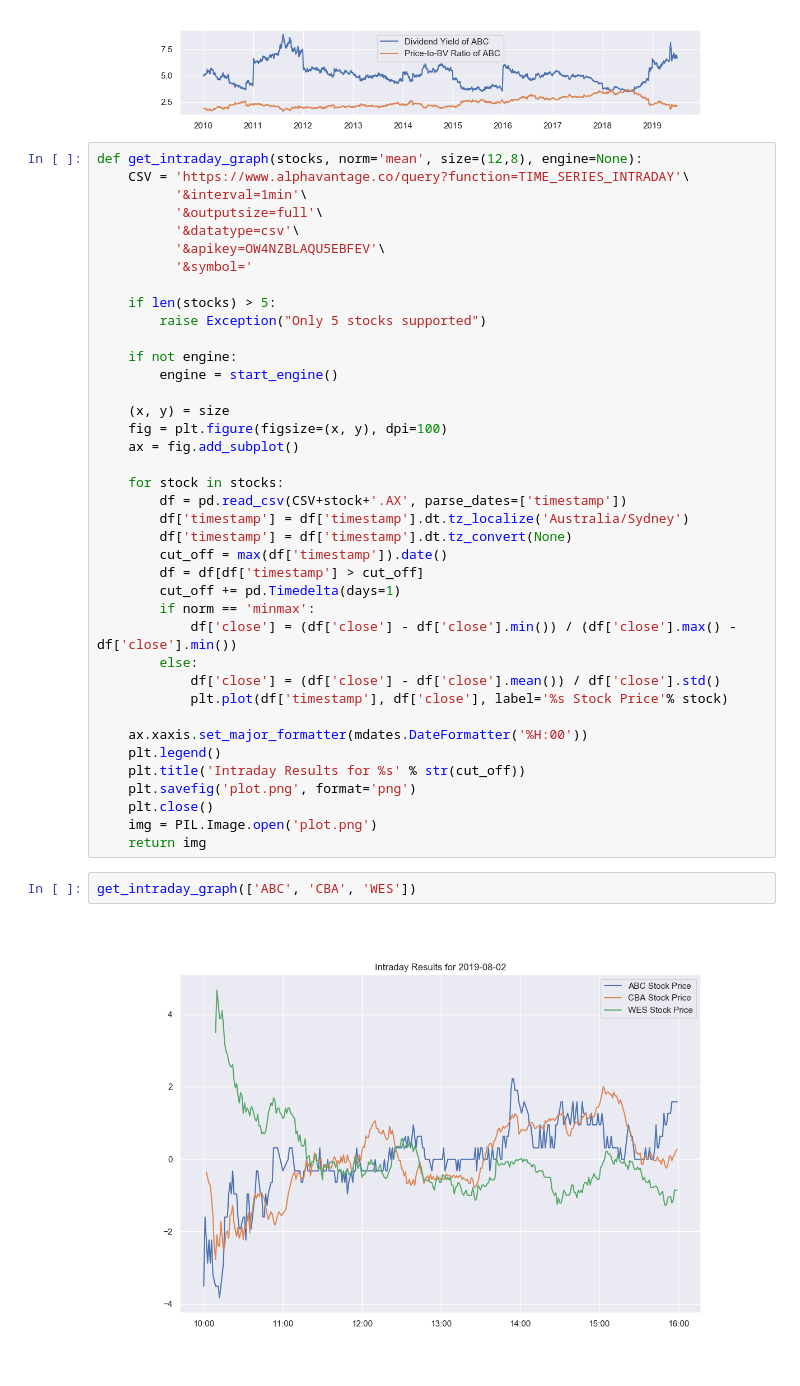
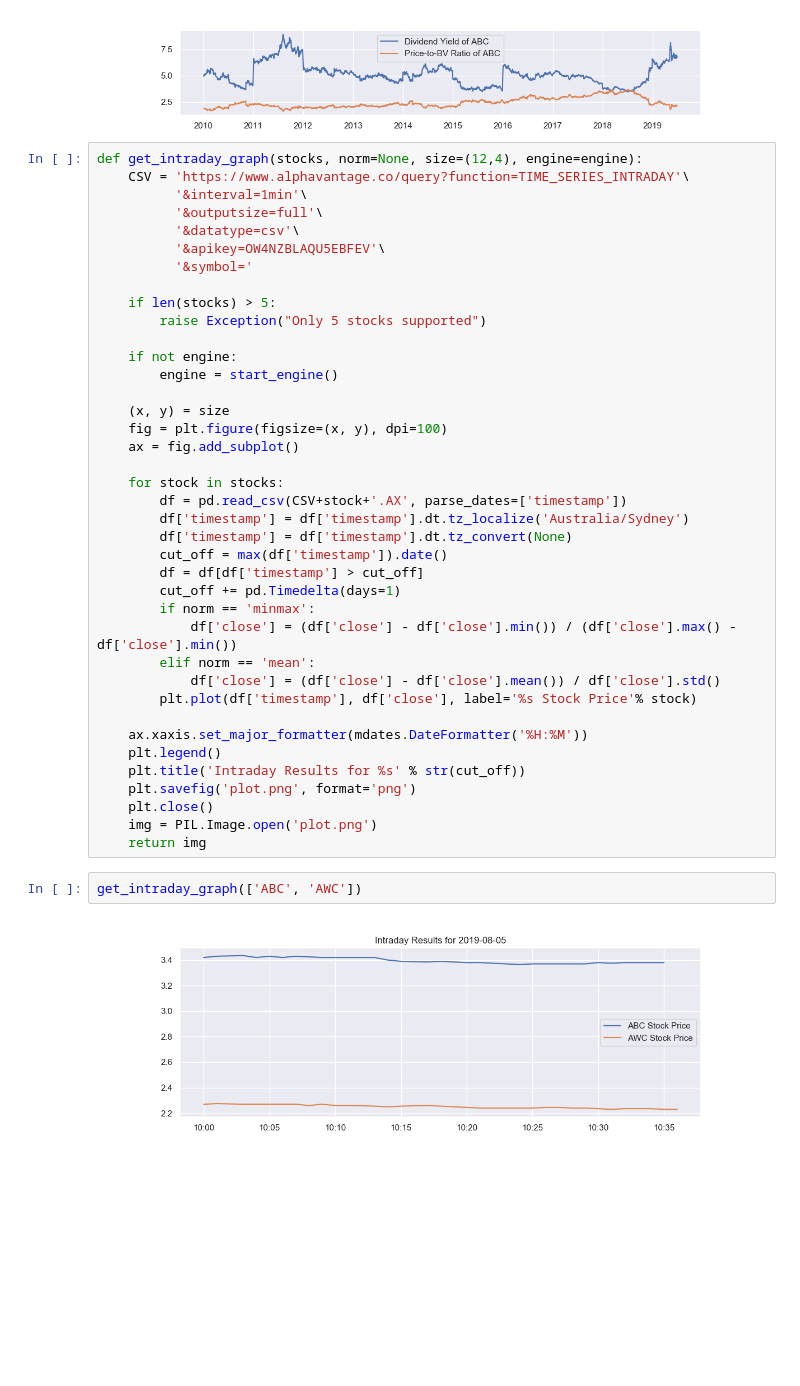
Before and after one commit to natashajenny/StockIt, a Jupyter notebook: scripts/grapher.ipynb, the cells around one changed output. Saved outputs shown, nothing was run; the diff lists cells and outputs as text; blank space fills up the shorter version.

Commit message:
Intraday

```diff
--- a/scripts/grapher.ipynb
+++ b/scripts/grapher.ipynb
@@ -314,7 +314,7 @@ get_plot([stock], dp_ratio=1, pb_ratio=1, size=(12, 2), start='2009-07-01', fini
 # %% [output]
 [figure]
 # %%
-def get_intraday_graph(stocks, norm='mean', size=(12,8), engine=None):
+def get_intraday_graph(stocks, norm=None, size=(12,4), engine=engine):
     CSV = 'https://www.alphavantage.co/query?function=TIME_SERIES_INTRADAY'\
           '&interval=1min'\
           '&outputsize=full'\
@@ -341,11 +341,11 @@ def get_intraday_graph(stocks, norm='mean', size=(12,8), engine=None):
         cut_off += pd.Timedelta(days=1)
         if norm == 'minmax':
             df['close'] = (df['close'] - df['close'].min()) / (df['close'].max() - df['close'].min())
-        else:
+        elif norm == 'mean':
             df['close'] = (df['close'] - df['close'].mean()) / df['close'].std()
-            plt.plot(df['timestamp'], df['close'], label='%s Stock Price'% stock)
+        plt.plot(df['timestamp'], df['close'], label='%s Stock Price'% stock)
 
-    ax.xaxis.set_major_formatter(mdates.DateFormatter('%H:00'))
+    ax.xaxis.set_major_formatter(mdates.DateFormatter('%H:%M'))
     plt.legend()
     plt.title('Intraday Results for %s' % str(cut_off))
     plt.savefig('plot.png', format='png')
@@ -353,6 +353,6 @@ def get_intraday_graph(stocks, norm='mean', size=(12,8), engine=None):
     img = PIL.Image.open('plot.png')
     return img
 # %%
-get_intraday_graph(['ABC', 'CBA', 'WES'])
+get_intraday_graph(['ABC', 'AWC'])
 # %% [output]
-[figure, old version]
+[figure, new version]
```
Also changed, not shown: parts of 2 cells of this notebook, 1 other file.
